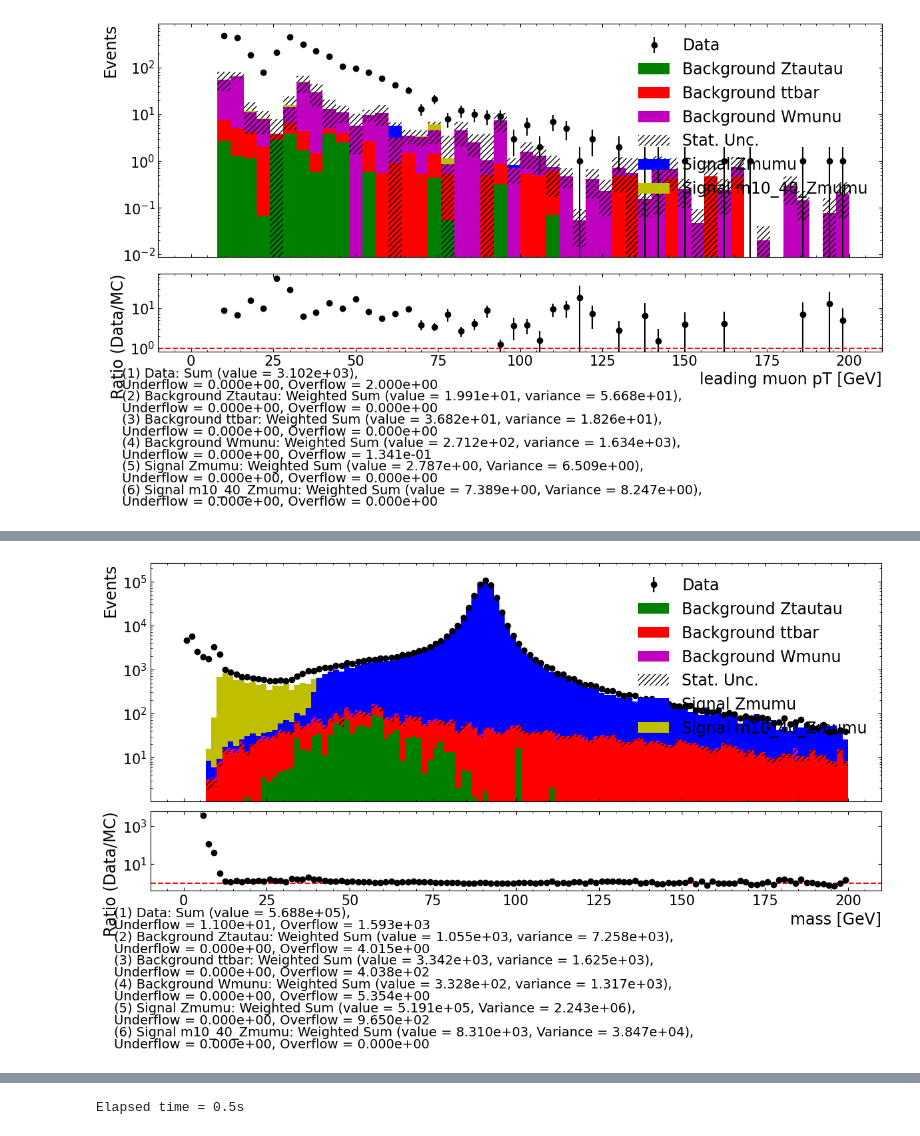
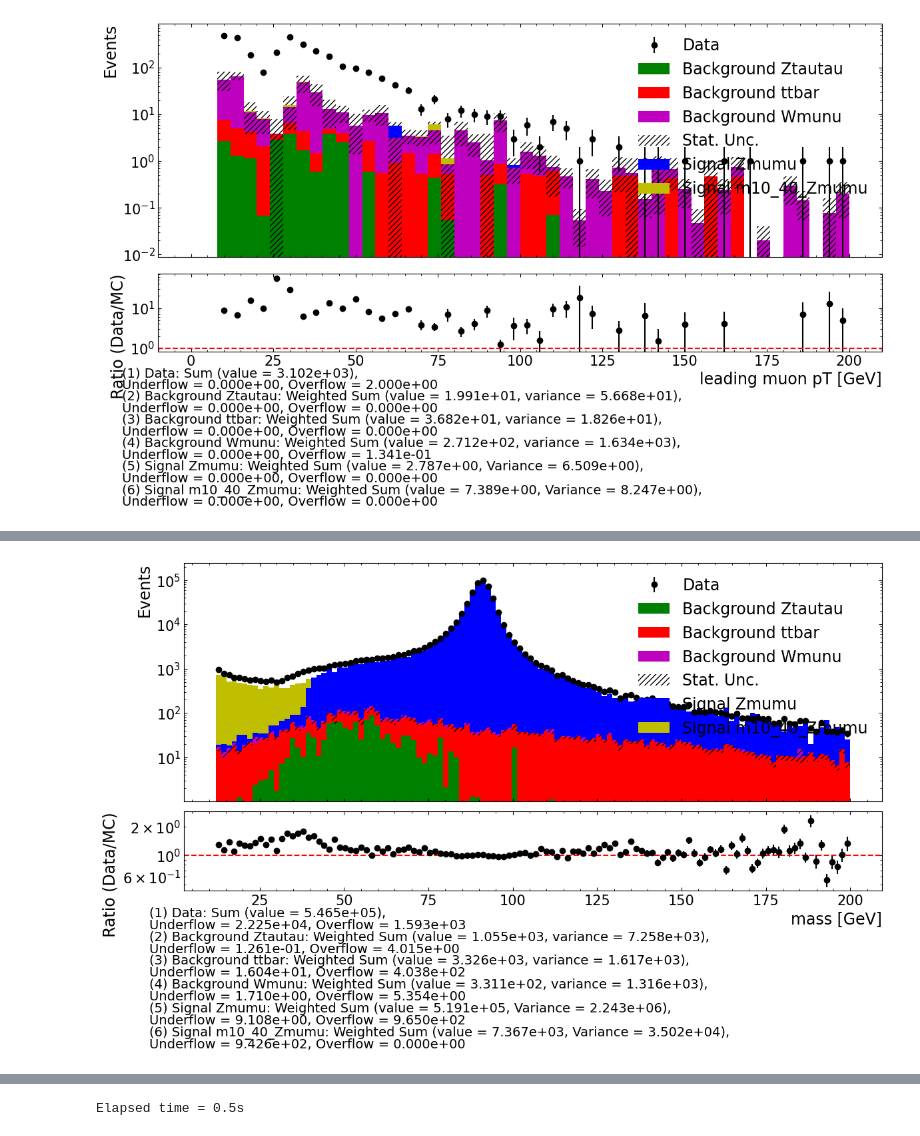
Before and after one commit to hongshaoyee/ATLAS-Higgs-ZW, a Jupyter notebook: ATLAS-parquet/DilepLabNotebook.ipynb, the cells around one changed output, grey strips where cells are left out. Saved outputs shown, nothing was run; the diff lists cells and outputs as text; code cells hidden in the pictures.

```diff
--- a/ATLAS-parquet/DilepLabNotebook.ipynb
+++ b/ATLAS-parquet/DilepLabNotebook.ipynb
@@ -493,7 +493,7 @@ Elapsed time = 0.3s
 # %%
 #muon OS mass
 plot_variable = 'mass'
-xmin, xmax = 0, 200
+xmin, xmax = 12, 200
 num_bins = 120
 x_label = 'mass [GeV]'
 
@@ -505,4 +505,4 @@ Elapsed time = 0.6s
-[figure, old version]
+[figure, new version]
 # %%
 #muon SS mass
 plot_variable = 'mass'
```
Also changed, not shown: parts of 10 cells of this notebook.
